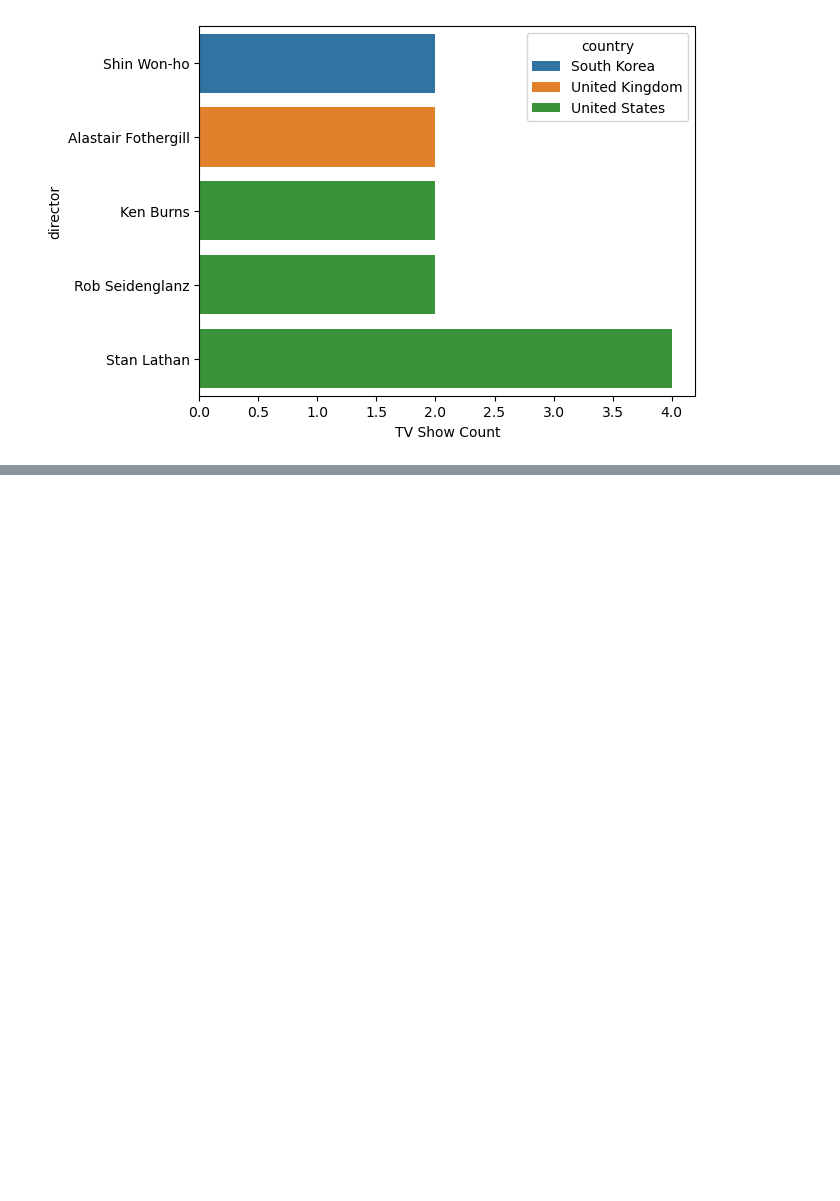
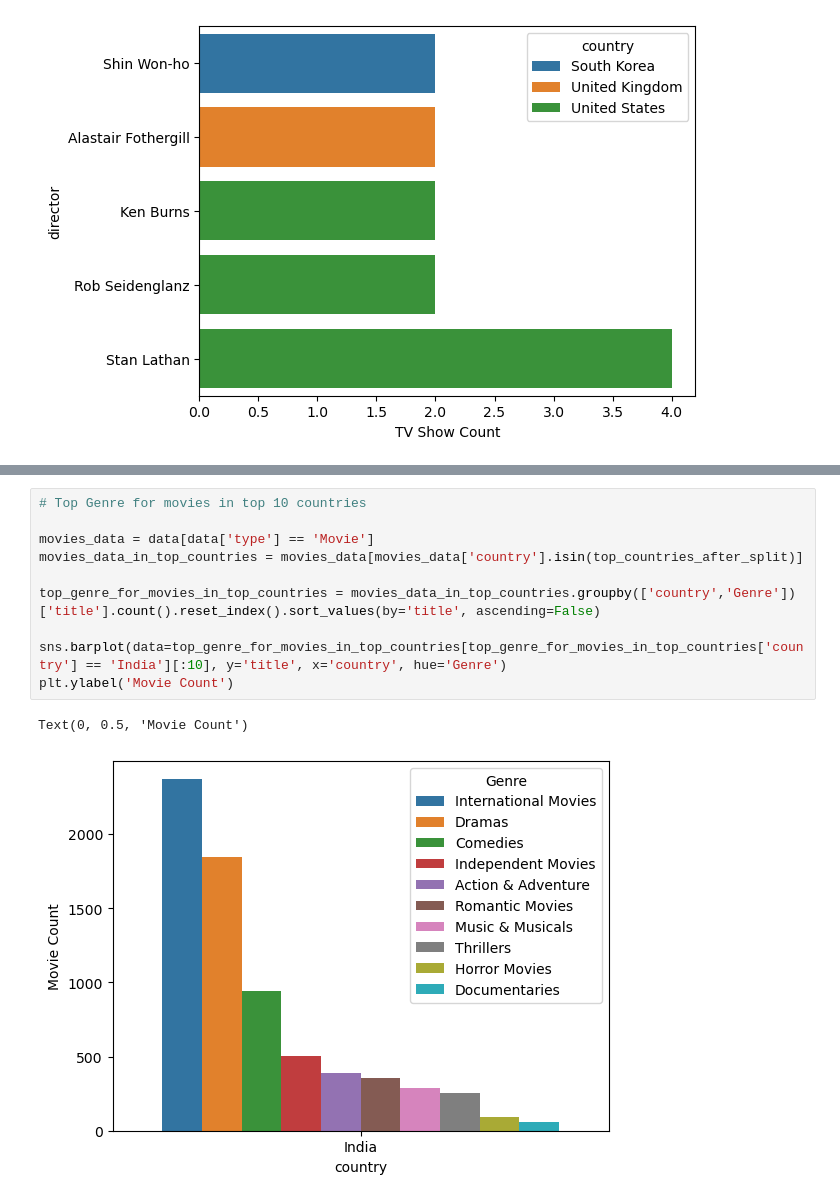
Before and after one commit to subham-haz/DAV---1, a Jupyter notebook: DAY_12 Business_case_Netflix (17-03-2026).ipynb, the cells around one changed output, grey strips where cells are left out. Drawn from its saved outputs; the diff is of its cells as text; blank space fills up the shorter version.

```diff
--- a/DAY_12 Business_case_Netflix (17-03-2026).ipynb
+++ b/DAY_12 Business_case_Netflix (17-03-2026).ipynb
@@ -336,0 +509,13 @@ Text(0.5, 0, 'TV Show Count')
+# %%
+# Top Genre for movies in top 10 countries
+
+movies_data = data[data['type'] == 'Movie']
+movies_data_in_top_countries = movies_data[movies_data['country'].isin(top_countries_after_split)]
+
+top_genre_for_movies_in_top_countries = movies_data_in_top_countries.groupby(['country','Genre'])['title'].count().reset_index().sort_values(by='title', ascending=False)
+
+sns.barplot(data=top_genre_for_movies_in_top_countries[top_genre_for_movies_in_top_countries['country'] == 'India'][:10], y='title', x='country', hue='Genre')
+plt.ylabel('Movie Count')
+# %% [output]
+Text(0, 0.5, 'Movie Count')
+[figure, added]
```
Also changed, not shown: parts of 26 cells of this notebook, 1 other file.
